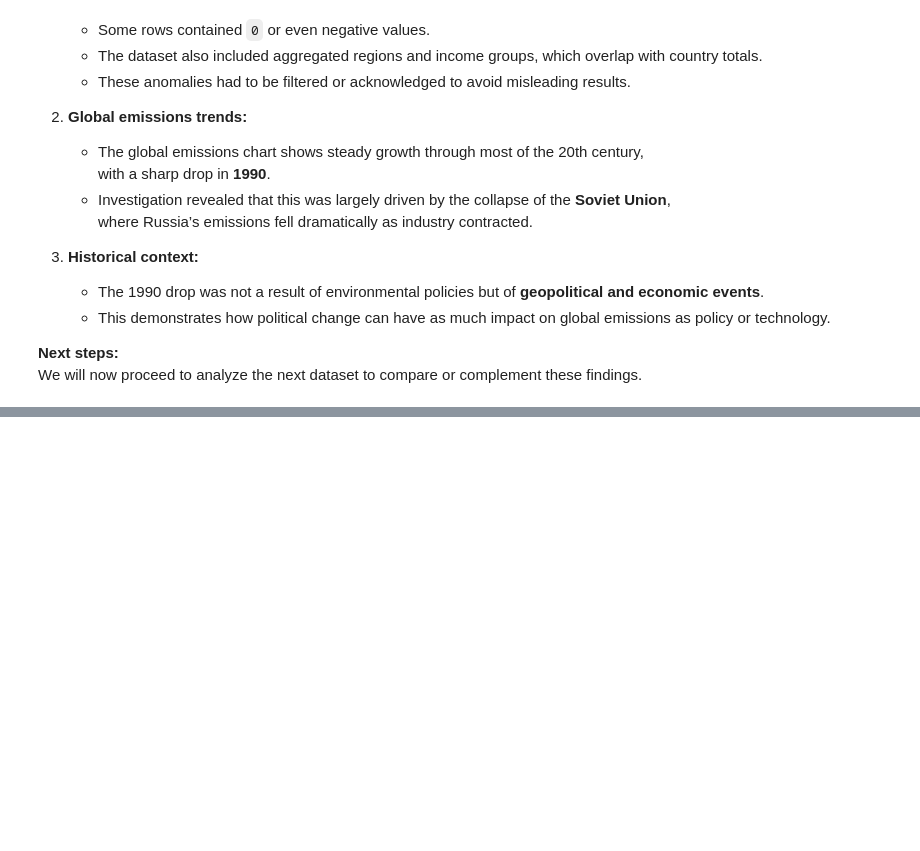
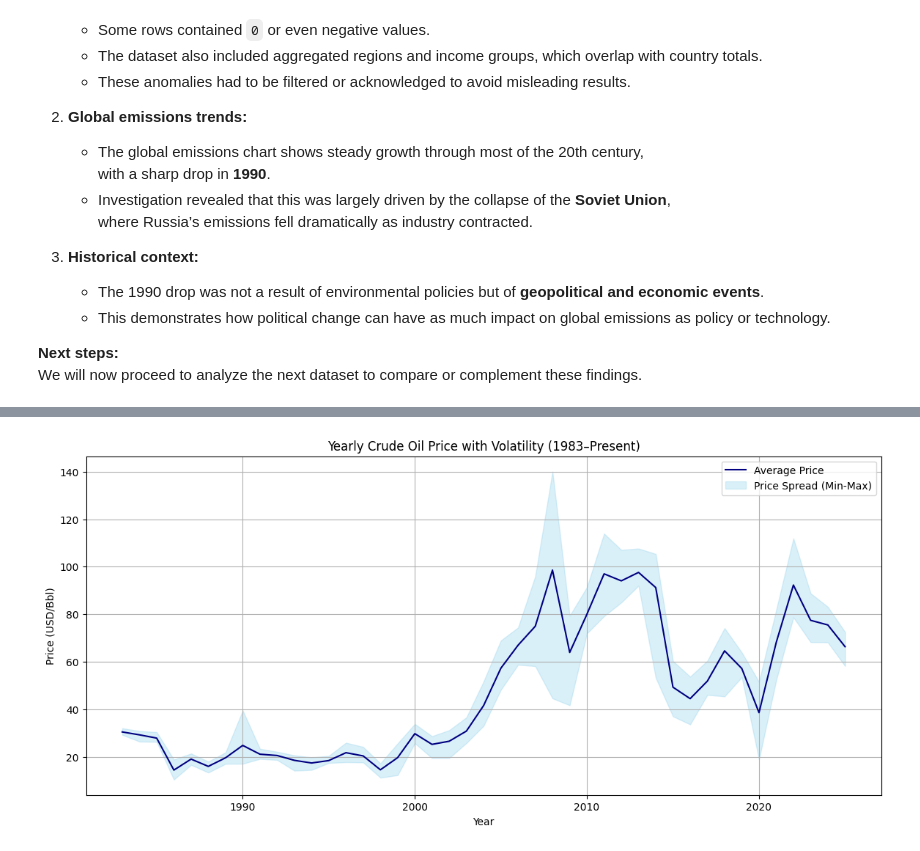
Before and after one commit to MaksimusRex/Data-Analysis-on-Emissions-Energy-and-EVs, a Jupyter notebook: DataAnalysisEmissions.ipynb, the cells around one changed output, grey strips where cells are left out. Saved outputs shown, nothing was run; the diff lists cells and outputs as text; code cells hidden in the pictures; blank space fills up the shorter version.

```diff
--- a/DataAnalysisEmissions.ipynb
+++ b/DataAnalysisEmissions.ipynb
@@ -500,0 +532,17 @@ We will now proceed to analyze the next dataset to compare or complement these f
+# %%
+# Ensure 'date' column is datetime
+df_oil['date'] = pd.to_datetime(df_oil['date'])
+
+# Check for missing values
+print("Missing values per column:")
+print(df_oil.isnull().sum())
+
+# Drop rows with missing prices (if any)
+df_oil = df_oil.dropna(subset=['price'])
+
+# Reset index after dropping rows
+df_oil = df_oil.reset_index(drop=True)
+
+
+# Quick check of first 5 rows
+df_oil.head()
@@ -500,0 +623,30 @@ We will now proceed to analyze the next dataset to compare or complement these f
+# %%
+# Extract year from date
+df_oil['year'] = df_oil['date'].dt.year
+
+# Group by year: calculate mean, min, max
+yearly_stats = df_oil.groupby('year')['price'].agg(['mean', 'min', 'max']).reset_index()
+
+# Plot
+plt.figure(figsize=(14,6))
+
+# Main line: yearly average
+plt.plot(yearly_stats['year'], yearly_stats['mean'], color='navy', label='Average Price')
+
+# Fill between min and max to show volatility
+plt.fill_between(yearly_stats['year'], yearly_stats['min'], yearly_stats['max'],
+                 color='skyblue', alpha=0.3, label='Price Spread (Min-Max)')
+
+# Titles and labels
+plt.title('Yearly Crude Oil Price with Volatility (1983–Present)')
+plt.xlabel('Year')
+plt.ylabel('Price (USD/Bbl)')
+plt.grid(True)
+plt.legend()
+
+# Remove scientific notation on y-axis
+plt.ticklabel_format(style='plain', axis='y')
+
+plt.show()
+# %% [output]
+[figure, added]
```
Also changed, not shown: parts of 24 cells of this notebook.
